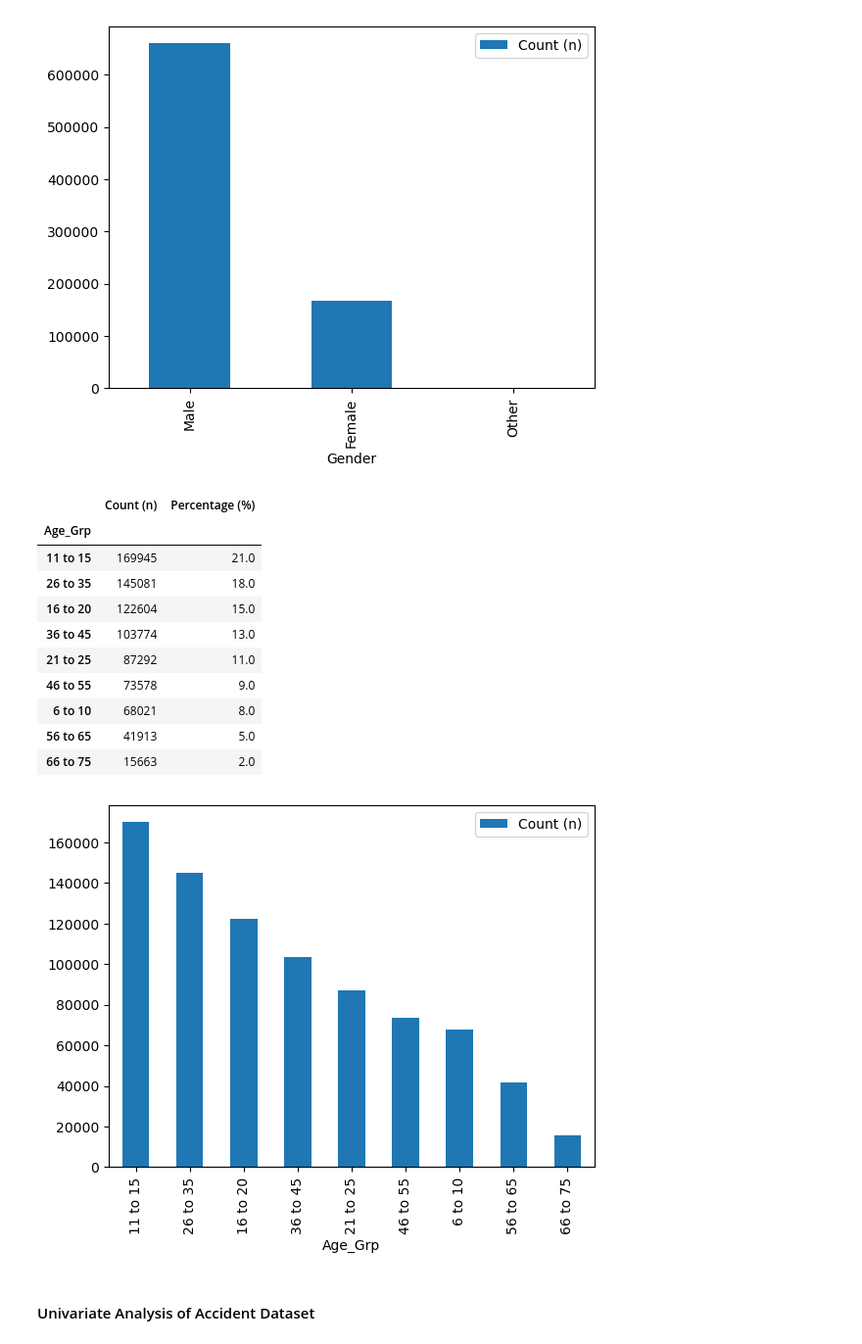
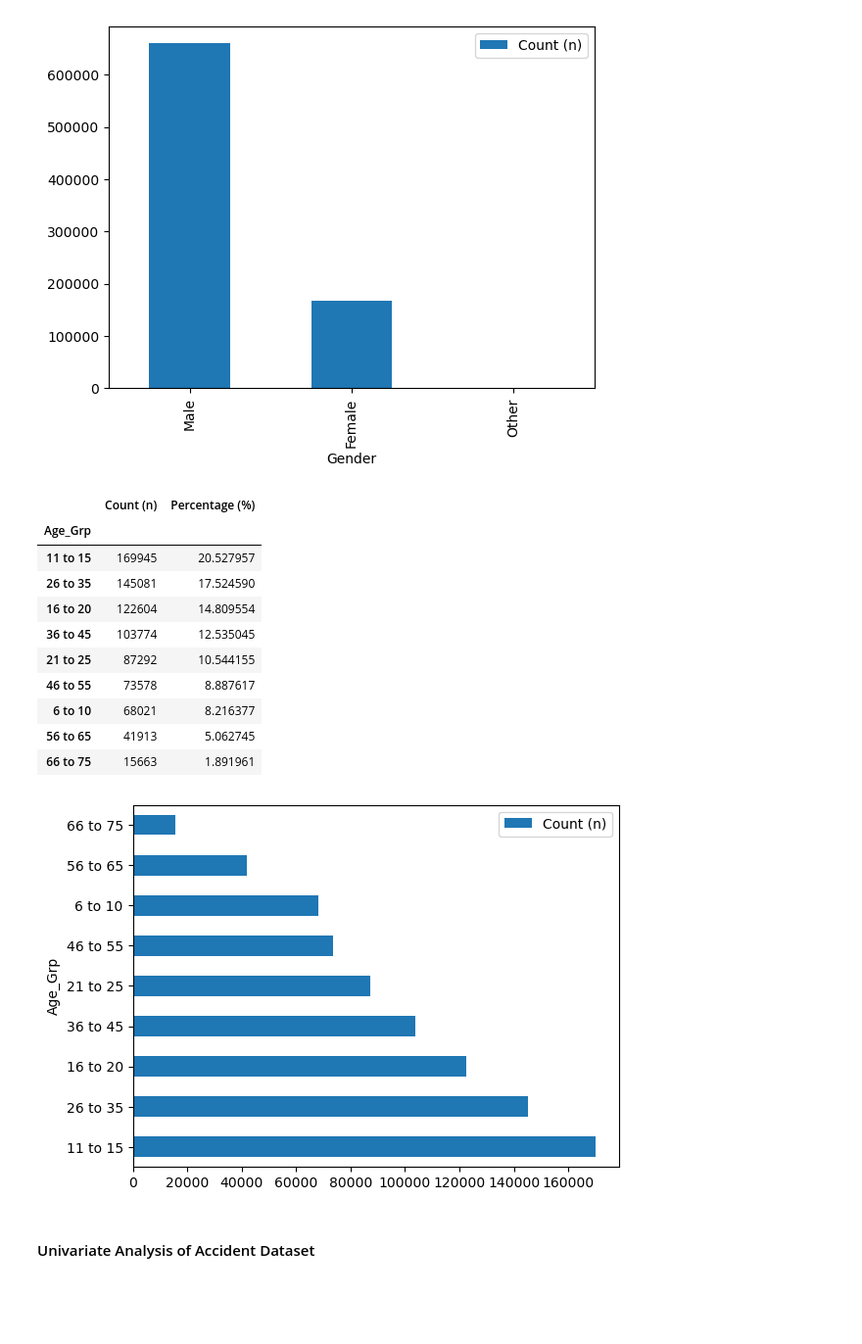
Before and after one commit to mchase007/EDA_UK_Bicycle_Accidents_1979_2018, a Jupyter notebook: EDA_BicycleAccidents.ipynb, the cells around one changed output. Shown at 98% size. Saved outputs shown, nothing was run; the diff lists cells and outputs as text; code cells hidden in the pictures; blank space fills up the shorter version.

```diff
--- a/EDA_BicycleAccidents.ipynb
+++ b/EDA_BicycleAccidents.ipynb
@@ -373,7 +455,7 @@ df_Bk_clean.head()
 | 4 | 197901A4SKO47 | Male | Slight | 46 to 55 |
 # %%
 # set index of dataframe
-df_Bk_clean = df_Bk_clean.set_index('Accident_Index')
+df_Bk_clean = change_index(df_Bk_clean,'Accident_Index')
 df_Bk_clean.head()
 # %% [output]
 |  | Gender | Severity | Age_Grp |
@@ -427,29 +503,27 @@ plt.show()
 [figure]
 # %%
 # Distribution of casualties by age group
-df_Bk_age_grp_dist = pd.DataFrame({
-    'Count (n)': df_Bk_clean['Age_Grp'].value_counts(),
-    'Percentage (%)': df_Bk_clean['Age_Grp'].value_counts(normalize=True).round(2) * 100
-})
+df_Bk_age_grp_dist = get_count_percent(df_Bk_clean,'Age_Grp')
 df_Bk_age_grp_dist
 # %% [output]
 |  | Count (n) | Percentage (%) |
 | Age_Grp |  |  |
-| 11 to 15 | 169945 | 21.0 |
-| 26 to 35 | 145081 | 18.0 |
-| 16 to 20 | 122604 | 15.0 |
-| 36 to 45 | 103774 | 13.0 |
-| 21 to 25 | 87292 | 11.0 |
-| 46 to 55 | 73578 | 9.0 |
-| 6 to 10 | 68021 | 8.0 |
-| 56 to 65 | 41913 | 5.0 |
-| 66 to 75 | 15663 | 2.0 |
+| 11 to 15 | 169945 | 20.527957 |
+| 26 to 35 | 145081 | 17.524590 |
+| 16 to 20 | 122604 | 14.809554 |
+| 36 to 45 | 103774 | 12.535045 |
+| 21 to 25 | 87292 | 10.544155 |
+| 46 to 55 | 73578 | 8.887617 |
+| 6 to 10 | 68021 | 8.216377 |
+| 56 to 65 | 41913 | 5.062745 |
+| 66 to 75 | 15663 | 1.891961 |
 # %%
-df_Bk_age_grp_dist.plot(kind='bar', y='Count (n)')
+# Bar chart of age group distribution
+df_Bk_age_grp_dist.plot(kind='barh', y='Count (n)')
 plt.title = 'Distribution of casualties by age group'
 plt.show()
 # %% [output]
-[figure, old version]
+[figure, new version]
 # %% [markdown]
 #### Univariate Analysis of Accident Dataset
 # %%
```
Also changed, not shown: parts of 45 cells of this notebook.
